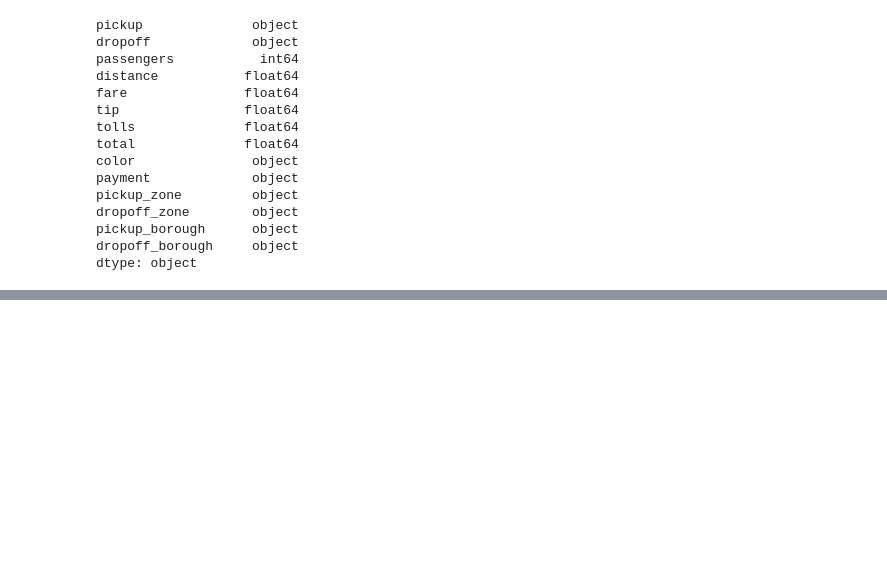
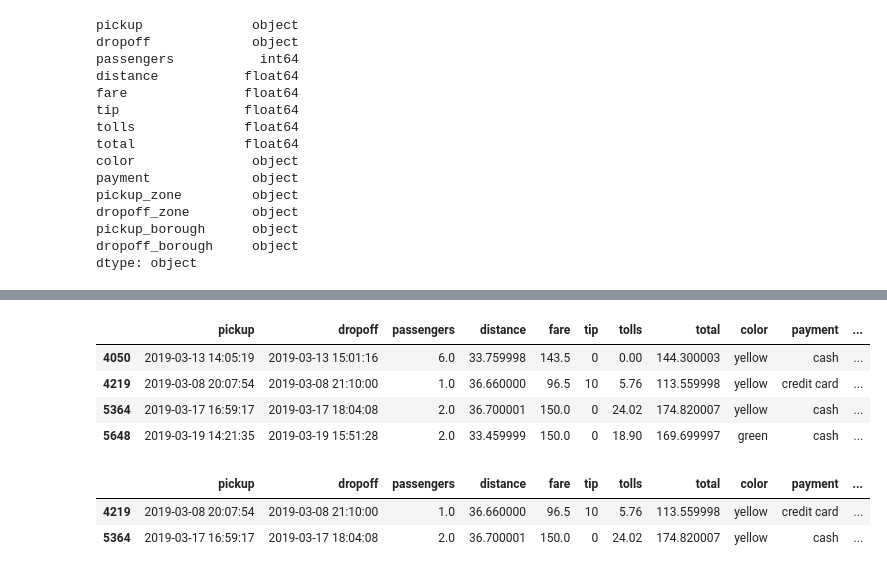
Before and after one commit to PhYziCiAN/python_for_analytics, a Jupyter notebook: adds/Tests1.ipynb, the cells around one changed output, grey strips where cells are left out. Cells and saved outputs as stored; diff of their text form; code cells hidden in the pictures; blank space fills up the shorter version.

```diff
--- a/adds/Tests1.ipynb
+++ b/adds/Tests1.ipynb
@@ -95,0 +293,17 @@ for more details and explanations of advanced indexing.
+# %%
+# Отбор строк
+df[df['distance'] >= 33]
+# %% [output]
+|  | pickup | dropoff | passengers | distance | fare | tip | tolls | total | color | payment | ... |
+| 4050 | 2019-03-13 14:05:19 | 2019-03-13 15:01:16 | 6.0 | 33.759998 | 143.5 | 0 | 0.00 | 144.300003 | yellow | cash | ... |
+| 4219 | 2019-03-08 20:07:54 | 2019-03-08 21:10:00 | 1.0 | 36.660000 | 96.5 | 10 | 5.76 | 113.559998 | yellow | credit card | ... |
+| 5364 | 2019-03-17 16:59:17 | 2019-03-17 18:04:08 | 2.0 | 36.700001 | 150.0 | 0 | 24.02 | 174.820007 | yellow | cash | ... |
+| 5648 | 2019-03-19 14:21:35 | 2019-03-19 15:51:28 | 2.0 | 33.459999 | 150.0 | 0 | 18.90 | 169.699997 | green | cash | ... |
+# %%
+# Более 1 условия
+df[(df['distance'] >= 33) &
+        (df['pickup_zone'] == 'JFK Airport')]
+# %% [output]
+|  | pickup | dropoff | passengers | distance | fare | tip | tolls | total | color | payment | ... |
+| 4219 | 2019-03-08 20:07:54 | 2019-03-08 21:10:00 | 1.0 | 36.660000 | 96.5 | 10 | 5.76 | 113.559998 | yellow | credit card | ... |
+| 5364 | 2019-03-17 16:59:17 | 2019-03-17 18:04:08 | 2.0 | 36.700001 | 150.0 | 0 | 24.02 | 174.820007 | yellow | cash | ... |
```
Also changed, not shown: parts of 46 cells of this notebook, 1 other file.
